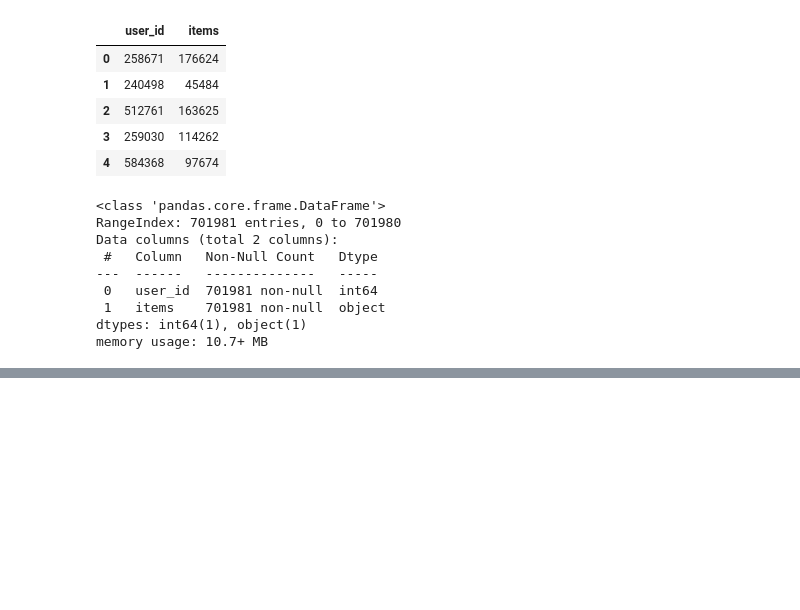
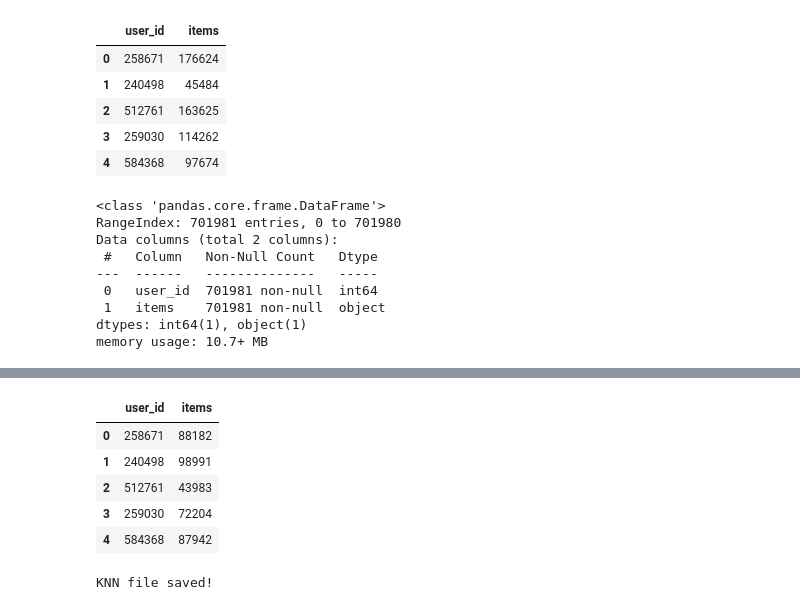
Before and after one commit to xanderkov/HSE-RecSys, a Jupyter notebook: hw-05/HSE RecSys HW5.ipynb, the cells around one changed output, grey strips where cells are left out. Drawn from its saved outputs; the diff is of its cells as text; code cells hidden in the pictures; blank space fills up the shorter version.

```diff
--- a/hw-05/HSE RecSys HW5.ipynb
+++ b/hw-05/HSE RecSys HW5.ipynb
@@ -285,0 +378,23 @@ print("SasRec file saved!")
+# %%
+def prepare_submission(recommendations, sample_sub):
+    submission = recommendations[['user_id', 'item_id']].rename(columns={'item_id': 'items'})
+    if sample_sub is not None:
+        submission = submission[submission['user_id'].isin(sample_sub['user_id'])]
+
+    return submission
+# %%
+personal_submission = prepare_submission(recos, df_sub)
+# %%
+personal_submission.head()
+# %% [output]
+|  | user_id | items |
+| 0 | 258671 | 88182 |
+| 1 | 240498 | 98991 |
+| 2 | 512761 | 43983 |
+| 3 | 259030 | 72204 |
+| 4 | 584368 | 87942 |
+# %%
+personal_submission.to_csv('knn_submission_submission.csv', index=False)
+print("KNN file saved!")
+# %% [output]
+KNN file saved!
```
Also changed, not shown: parts of 30 cells of this notebook.
